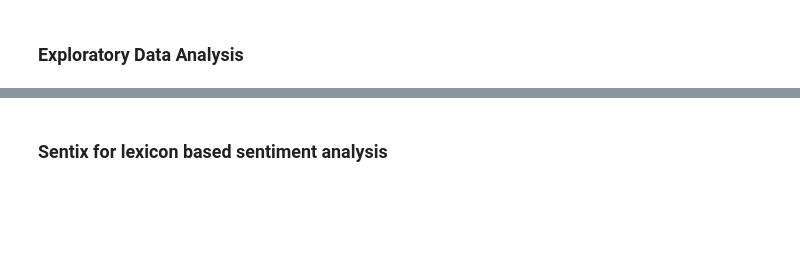
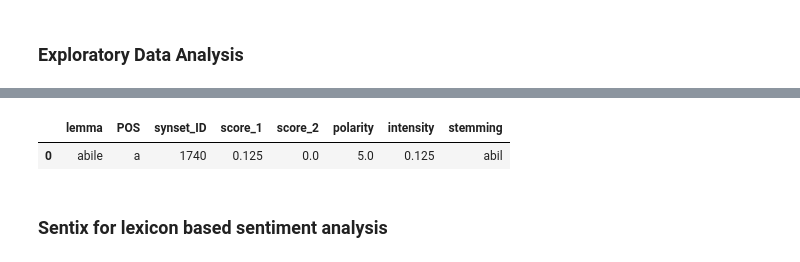
Before and after one commit to rpo19/DataAnalyticsProject, a Jupyter notebook: src/Recensioni.ipynb, the cells around one changed output, grey strips where cells are left out. Cells and saved outputs as stored; diff of their text form; code cells hidden in the pictures; blank space fills up the shorter version.

```diff
--- a/src/Recensioni.ipynb
+++ b/src/Recensioni.ipynb
@@ -319,2 +127,8 @@ sub_data
+# %%
+sentix["polarity"] = sentix["polarity"]*5
+sentix.head(1)
+# %% [output]
+|  | lemma | POS | synset_ID | score_1 | score_2 | polarity | intensity | stemming |
+| 0 | abile | a | 1740 | 0.125 | 0.0 | 5.0 | 0.125 | abil |
 # %% [markdown]
 ### Sentix for lexicon based sentiment analysis
```
Also changed, not shown: parts of 103 cells of this notebook.
